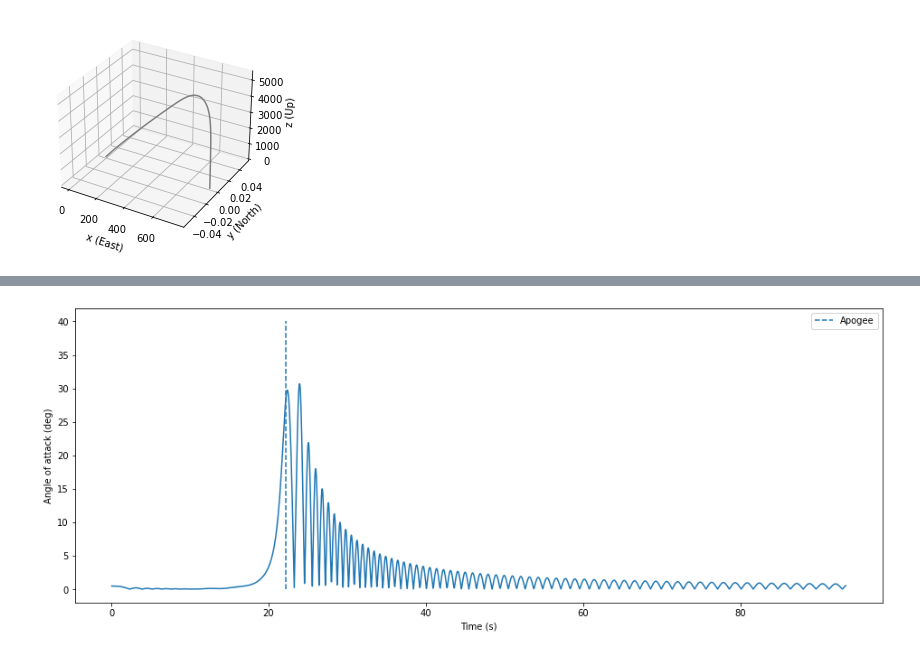
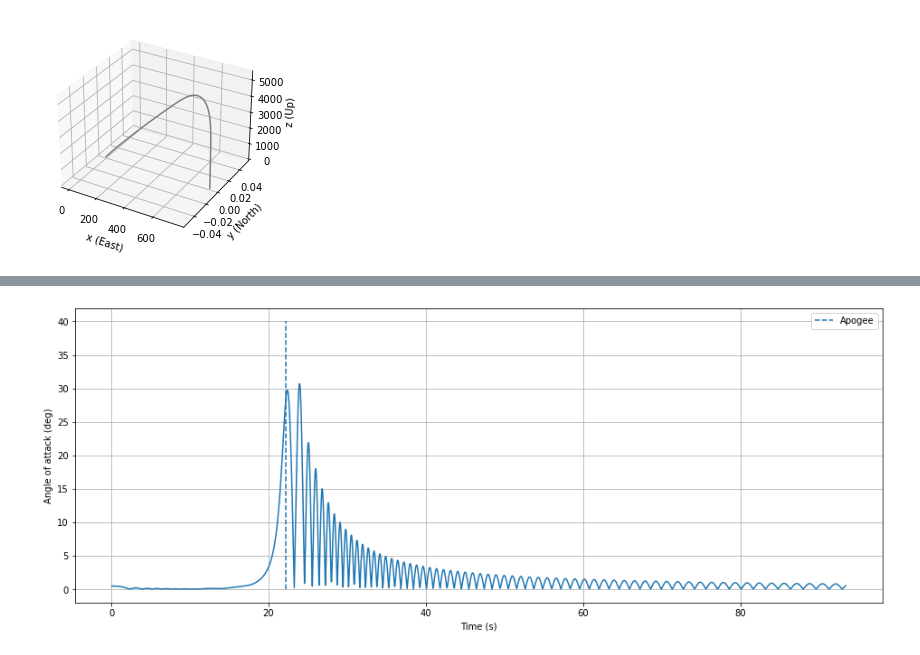
Before and after one commit to cuspaceflight/kiwi, a Jupyter notebook: Sounding Rocket.ipynb, the cells around one changed output, grey strips where cells are left out. Cells and saved outputs as stored; diff of their text form; code cells hidden in the pictures.

```diff
--- a/Sounding Rocket.ipynb
+++ b/Sounding Rocket.ipynb
@@ -229,23 +235,24 @@ plt.show()
 # %%
 alpha = np.zeros(len(simulation.states))
 
 for i in range(len(simulation.states)):
     state = simulation.states[i]
     V = np.linalg.norm(state.vel)
 
     vel_unit = np.array(state.vel) / V
     r = Rotation.from_quat(state.ang_pos)
     body_xx = r.as_matrix()[:,0]          # First column of matrix represents the direction (in abs. frame) of body's x-axis
     alpha[i] = np.arccos(np.dot(body_xx, vel_unit)) * 180 / np.pi
 
 
 from matplotlib.pyplot import figure
 figure(figsize=(16, 6))
 plt.plot(simulation.t(), alpha)
 plt.vlines(t_apogee, ymin = 0, ymax = 40, label = "Apogee", linestyle = "--")
 plt.xlabel("Time (s)")
 plt.ylabel("Angle of attack (deg)")
 plt.legend()
+plt.grid()
 plt.show()
 # %% [output]
-[figure, old version]
+[figure, new version]
```
Also changed, not shown: parts of 2 cells of this notebook, 2 other files.
